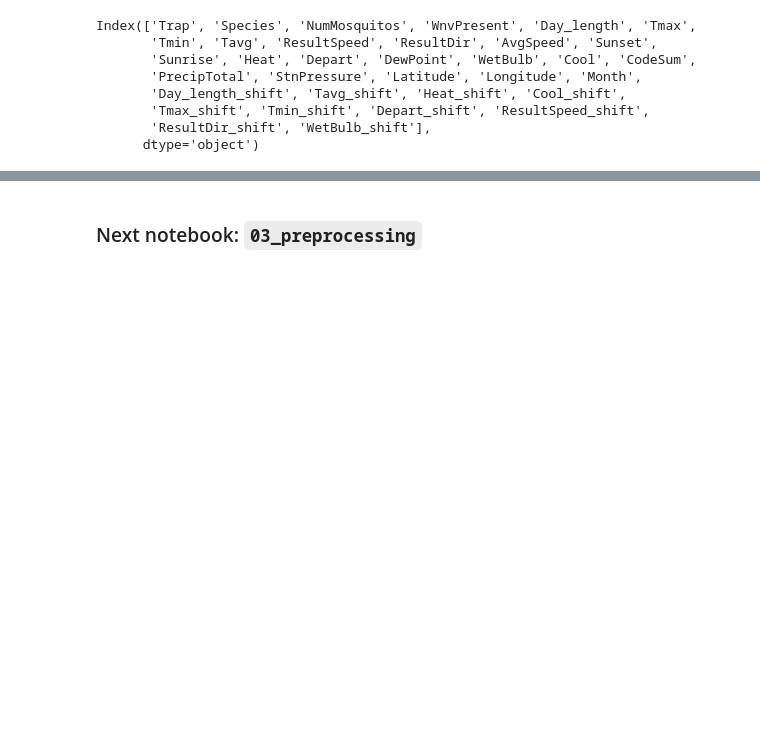
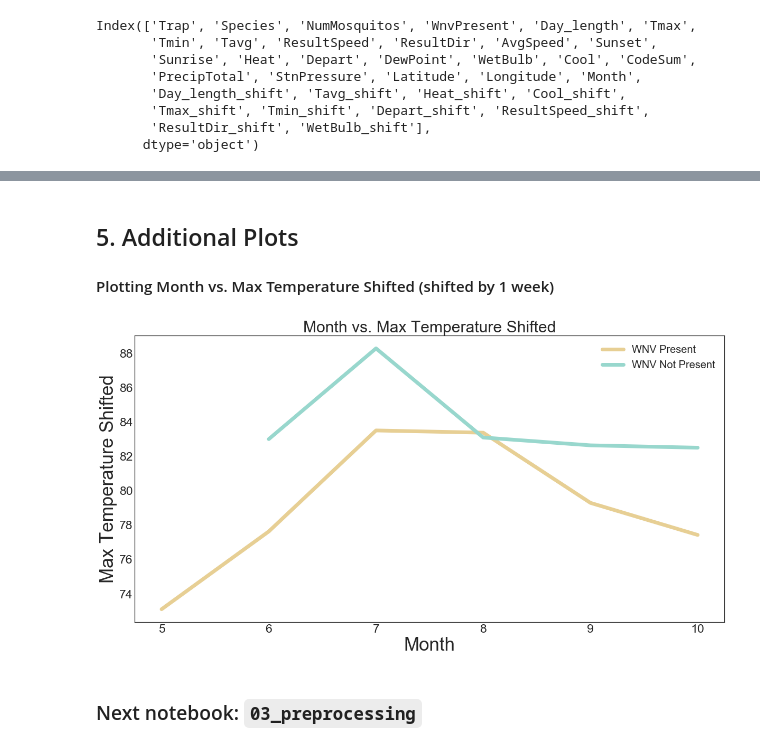
Before and after one commit to camarenad/wnv_prevention, a Jupyter notebook: jj/nb_suggested_order/02_EDA.ipynb, the cells around one changed output, grey strips where cells are left out. Drawn from its saved outputs; the diff is of its cells as text; code cells hidden in the pictures; blank space fills up the shorter version.

```diff
--- a/jj/nb_suggested_order/02_EDA.ipynb
+++ b/jj/nb_suggested_order/02_EDA.ipynb
@@ -379,2 +376,24 @@ Index(['Trap', 'Species', 'NumMosquitos', 'WnvPresent', 'Day_length', 'Tmax',
+# %% [markdown]
+<a name="5"></a>
+## 5. Additional Plots
+
+#### Plotting Month vs. Max Temperature Shifted (shifted by 1 week)
+# %%
+plt.figure(figsize=(20,10))
+sns.lineplot(x=df['Month'],
+             y=df['Tmax_shift'],
+             hue = df['WnvPresent'],
+             palette = 'BrBG',
+             ci=None,
+             lw=7)
+plt.xlabel('Month', size=35)
+plt.xticks(size=23)
+plt.ylabel('Max Temperature Shifted', size=35)
+plt.yticks(size=23)
+plt.title("Month vs. Max Temperature Shifted", fontsize=30)
+plt.legend(labels=['WNV Present','WNV Not Present'], fontsize=20);
+plt.savefig('../../images/max_temp.png')
+# %% [output]
+[figure, added]
 # %% [markdown]
 ### Next notebook: `03_preprocessing`
```
Also changed, not shown: parts of 26 cells of this notebook, 4 other files.
